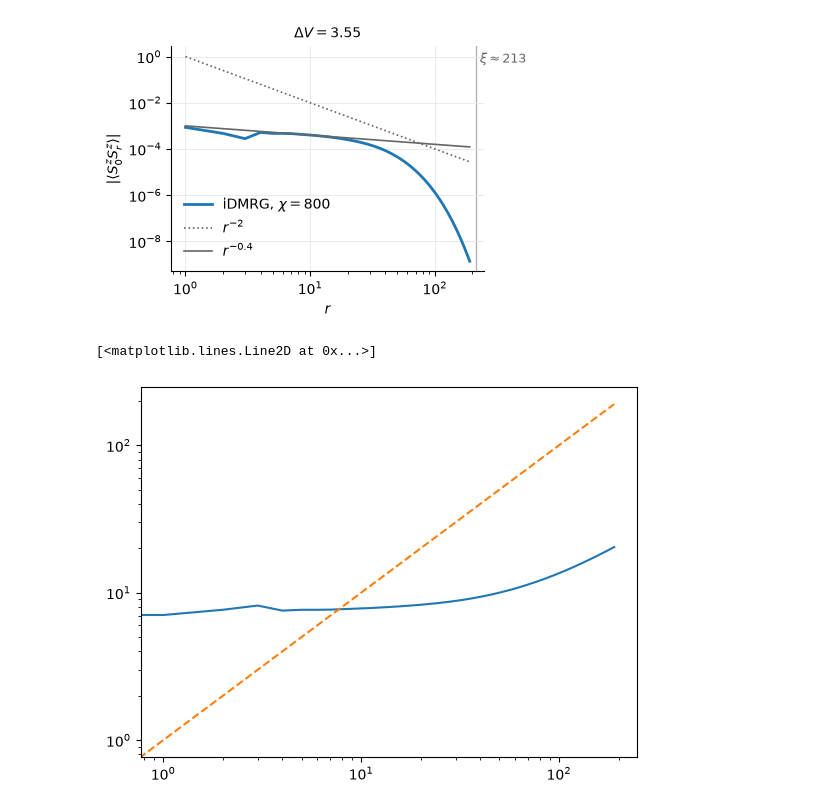
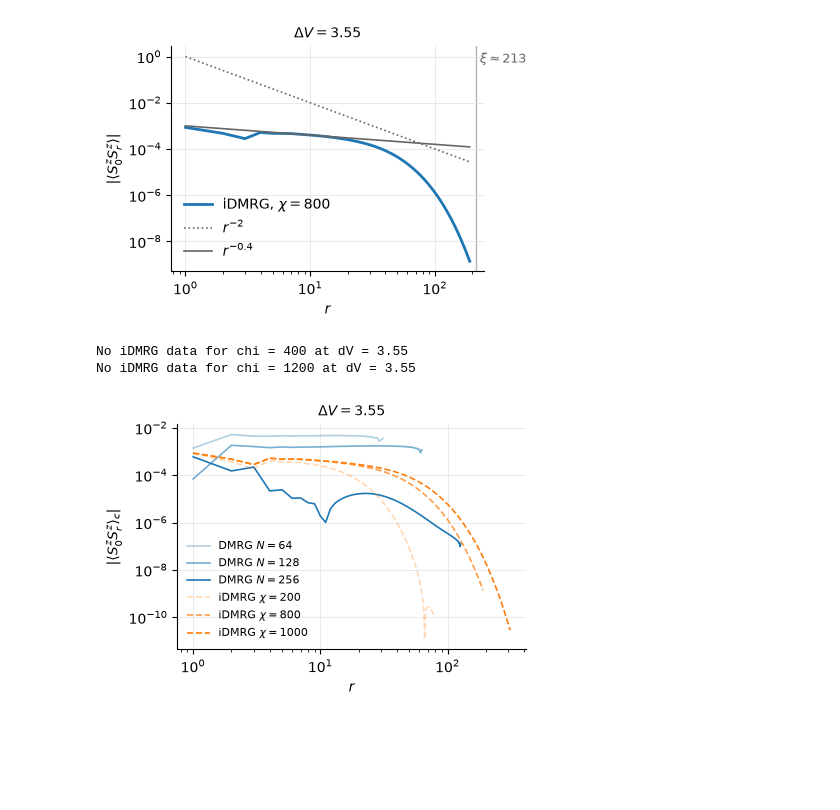
Before and after one commit to aravindhshankar/Spin1LongRangeOrder.jl, a Jupyter notebook: python/notebooks/testSzcorrelatorCrit.ipynb, the cells around one changed output. Drawn from its saved outputs; the diff is of its cells as text; code cells hidden in the pictures; blank space fills up the shorter version.

Commit message:
added scaling of SzSz corr in idmrg with increasing chi

```diff
--- a/python/notebooks/testSzcorrelatorCrit.ipynb
+++ b/python/notebooks/testSzcorrelatorCrit.ipynb
@@ -35,6 +35,7 @@ idmrg_file_list_dict = {100 : '../../data/iDMRG/rev/scanChi100/corrs/results.h5'
                         400 : '../../data/iDMRG/rev/scanChi400/corrs/results.h5',
                         800 : '../../data/iDMRG/scanChi800/corrs/results.h5',
                         1000: '../../data/iDMRG/scanChi1000/corrs/results.h5',
+                        1200: '../../data/iDMRG/scanChi1200/corrs/results.h5',
 }
 for chi, idmrg_file in idmrg_file_list_dict.items():
     df_i_chi = read_corrs(idmrg_file)
@@ -75,10 +76,33 @@ fig.tight_layout()
 correlation length =  213.08966442133786
 [figure]
 # %%
-plt.plot(xvals, -np.log(spinzcorr))
-plt.xscale('log')
-plt.yscale('log')
-plt.plot(xvals, ls='--')
+dVval = 3.55
+fig, ax = plt.subplots(figsize=(4.5, 3.2))
+for nval, alpha in zip((64, 128, 256), (0.35, 0.6, 1.0)):
+    seldf = julio.select_N_dv_from_df(nval, dVval, df)
+    if seldf.empty:
+        continue
+    yqty = np.abs(seldf['szconn'].values[0])
+    ax.loglog(np.arange(1, len(yqty)), yqty[1:], color='C0', lw=1.2, alpha=alpha, label=rf'DMRG $N={nval}$')
+
+for chival, alpha in zip((200, 400, 800, 1000, 1200), (0.3, 0.5, 0.75, 1.0, 1.0)):
+    seldf_i = select_dV(df_i[df_i['chi']==chival], dVval, atol=1e-7)
+    if seldf_i.empty:
+        print(f'No iDMRG data for chi = {chival} at dV = {dVval}')
+        continue
+    yqty_i = np.abs(seldf_i['spinz_corr'].values[0])
+    ax.loglog(np.arange(1, len(yqty_i)), yqty_i[1:], color='C1', lw=1.2, ls='--', alpha=alpha, label=rf'iDMRG $\chi={chival}$')
+
+rr = np.arange(1, 200)
+# ax.loglog(rr, 1./rr**2, color='0.4', lw=1, ls=':', label=r'$r^{-2}$')
+ax.set_xlabel(r'$r$')
+ax.set_ylabel(r'$|\langle S^z_0 S^z_r \rangle_c|$')
+ax.set_title(rf'$\Delta V = {dVval}$', fontsize=10)
+ax.grid(which='major', color='0.9', lw=0.6)
+ax.spines[['top', 'right']].set_visible(False)
+ax.legend(frameon=False, fontsize=8)
+fig.tight_layout()
 # %% [output]
-[<matplotlib.lines.Line2D at 0x...>]
+No iDMRG data for chi = 400 at dV = 3.55
+No iDMRG data for chi = 1200 at dV = 3.55
-[figure, old version]
+[figure, new version]
```
